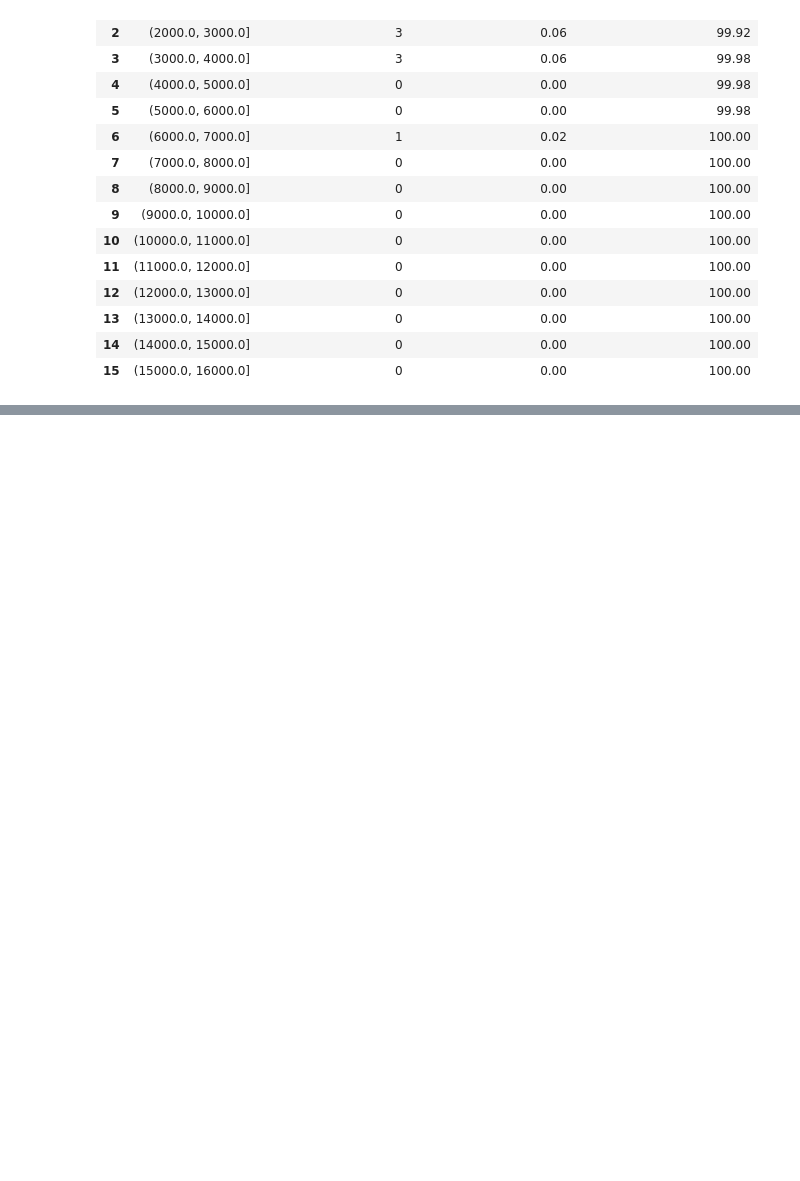
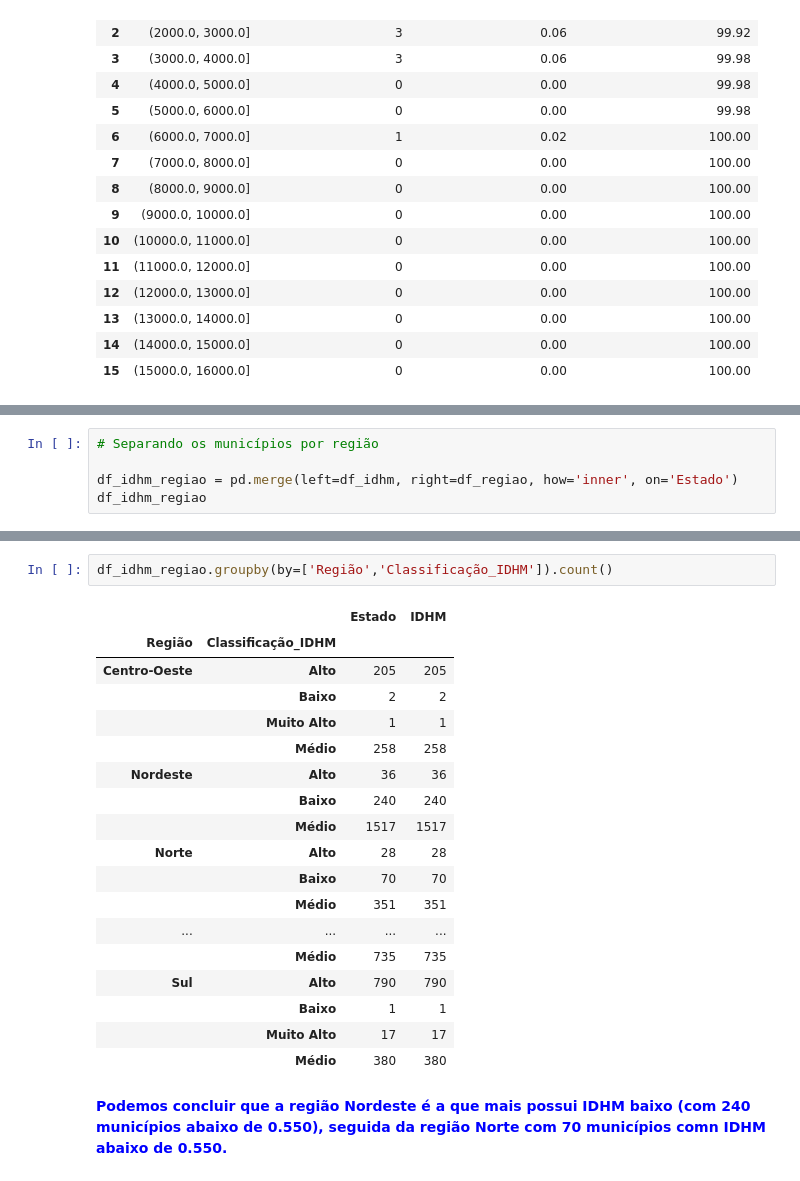
Before and after one commit to ricardo-paganini/Analytics-IDHMBrasil, a Jupyter notebook: Analytics-IDHM.ipynb, the cells around one changed output, grey strips where cells are left out. Saved outputs shown, nothing was run; the diff lists cells and outputs as text; blank space fills up the shorter version.

```diff
--- a/Analytics-IDHM.ipynb
+++ b/Analytics-IDHM.ipynb
@@ -332,0 +399,5 @@ h.frequencias_num(df2,'COMP_P',1000)
+# %%
+# Separando os municípios por região
+
+df_idhm_regiao = pd.merge(left=df_idhm, right=df_regiao, how='inner', on='Estado')
+df_idhm_regiao
@@ -332,0 +418,23 @@ h.frequencias_num(df2,'COMP_P',1000)
+# %%
+df_idhm_regiao.groupby(by=['Região','Classificação_IDHM']).count()
+# %% [output]
+|  |  | Estado | IDHM |
+| Região | Classificação_IDHM |  |  |
+| Centro-Oeste | Alto | 205 | 205 |
+|  | Baixo | 2 | 2 |
+|  | Muito Alto | 1 | 1 |
+|  | Médio | 258 | 258 |
+| Nordeste | Alto | 36 | 36 |
+|  | Baixo | 240 | 240 |
+|  | Médio | 1517 | 1517 |
+| Norte | Alto | 28 | 28 |
+|  | Baixo | 70 | 70 |
+|  | Médio | 351 | 351 |
+| ... | ... | ... | ... |
+|  | Médio | 735 | 735 |
+| Sul | Alto | 790 | 790 |
+|  | Baixo | 1 | 1 |
+|  | Muito Alto | 17 | 17 |
+|  | Médio | 380 | 380 |
+# %% [markdown]
+**<font color="#0000FF">Podemos concluir que a região Nordeste é a que mais possui IDHM baixo (com 240 municípios abaixo de 0.550), seguida da região Norte com 70 municípios comn IDHM abaixo de 0.550.</font>**
```
Also changed, not shown: parts of 16 cells of this notebook.
